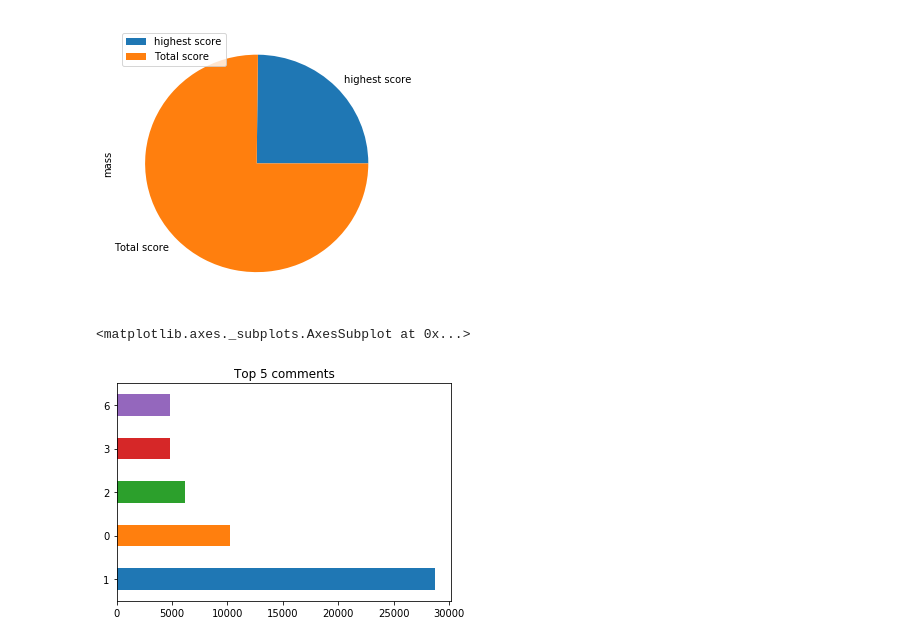
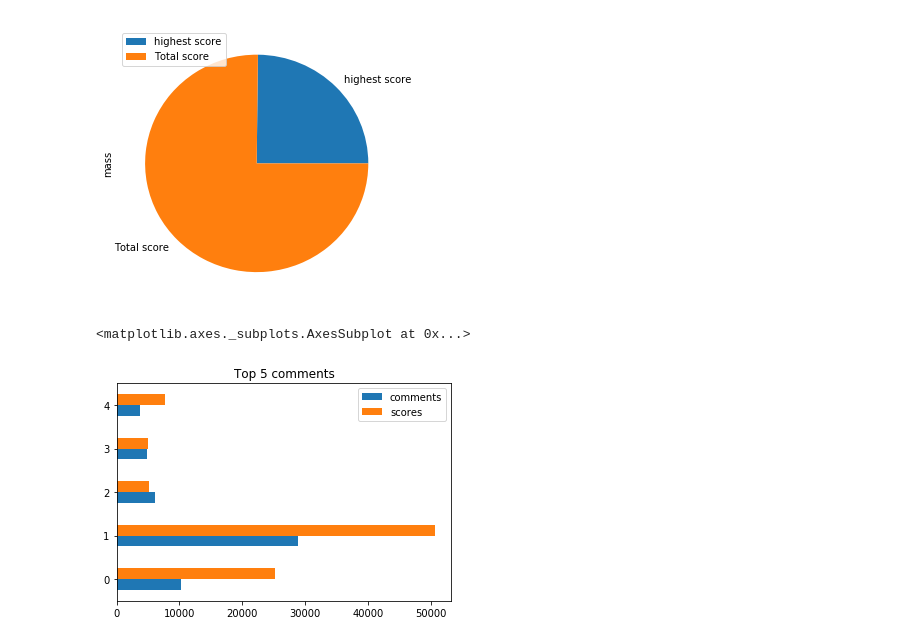
Before and after one commit to Deser12/DataScienceFundamentals-, a Jupyter notebook: Reddit_plots.ipynb, the cells around one changed output. Cells and saved outputs as stored; diff of their text form; code cells hidden in the pictures.

```diff
--- a/Reddit_plots.ipynb
+++ b/Reddit_plots.ipynb
@@ -56,7 +59,10 @@ plot = pie_chart.plot.pie(y='mass', figsize =(5, 5))
 # %%
 comments = df["comments"]
 comments = comments.sort_values(ascending =False)
-comments[0:5].plot(kind="barh", title="Top 5 comments")
+df = pd.DataFrame({ 'comments' : comments,
+                   'scores' : scores
+})
+df[0:5].plot(kind="barh", title="Top 5 comments")
 # %% [output]
 <matplotlib.axes._subplots.AxesSubplot at 0x...>
-[figure, old version]
+[figure, new version]
```
Also changed, not shown: parts of 1 cell of this notebook.
